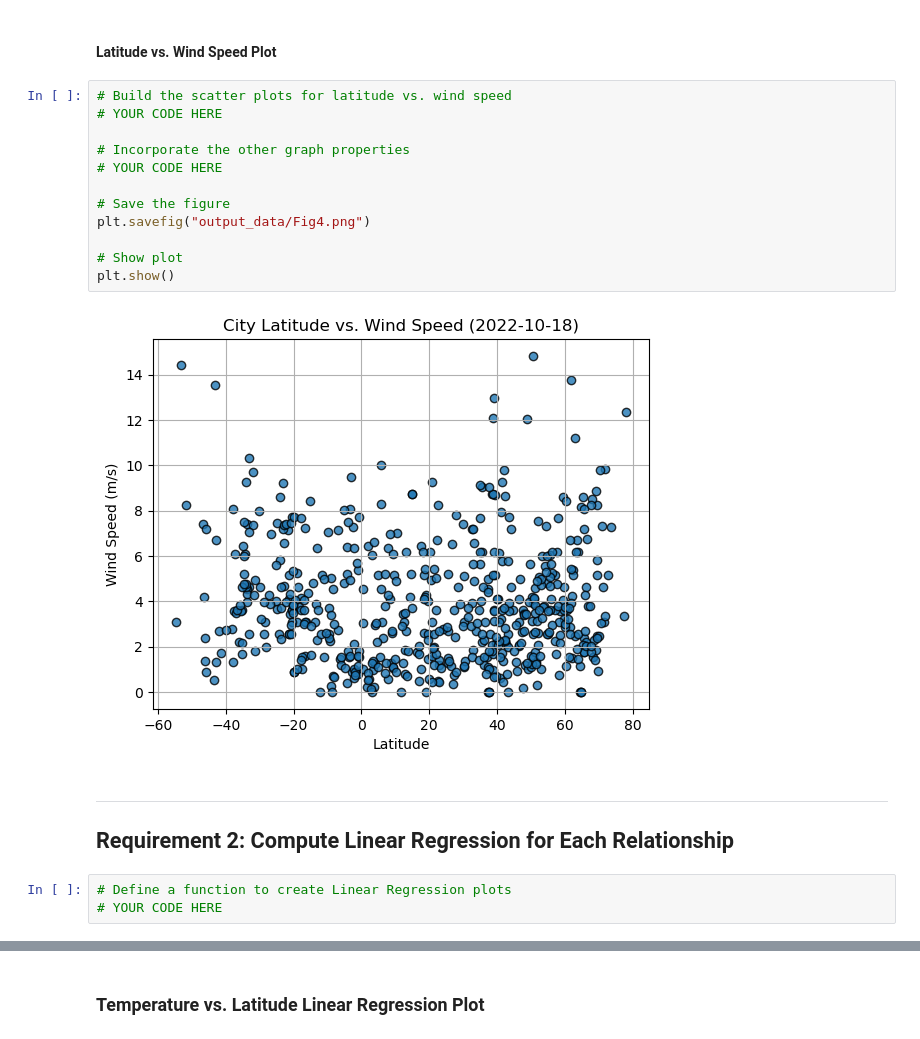
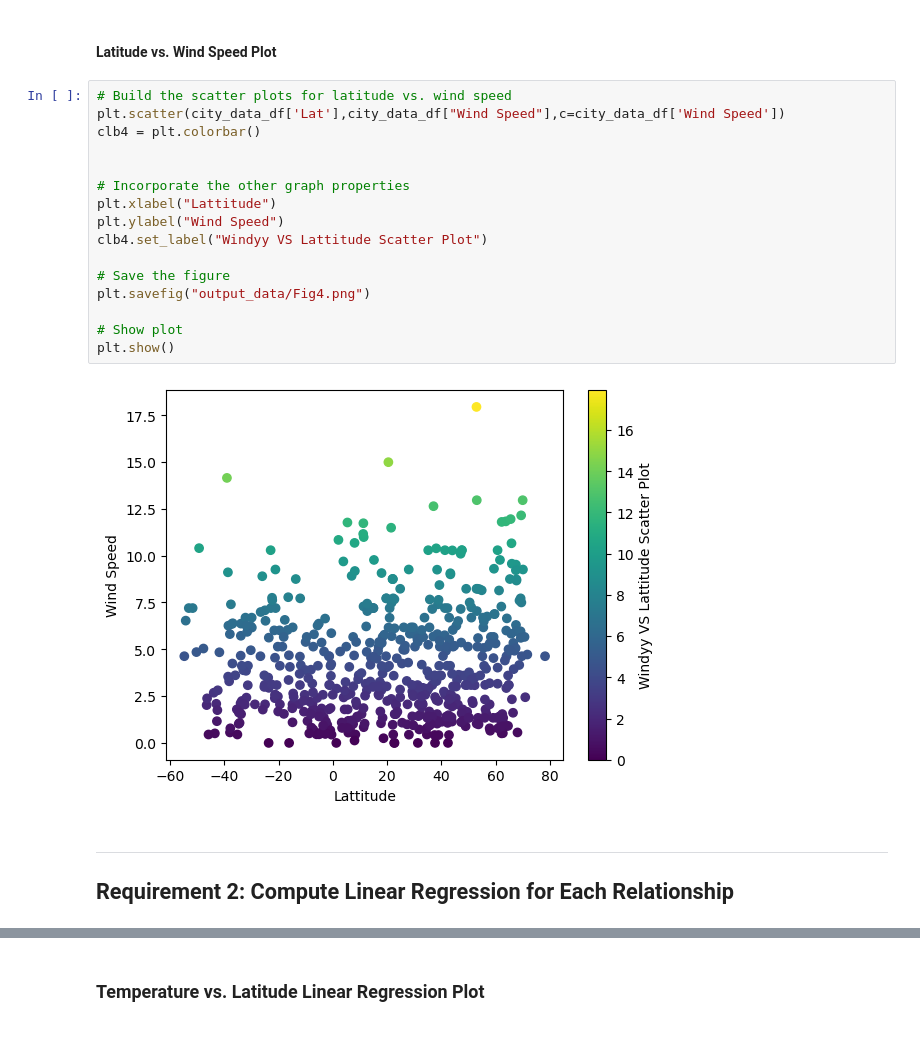
Before and after one commit to bseri0/python-api-challenge, a Jupyter notebook: WeatherPy/WeatherPy.ipynb, the cells around one changed output, grey strips where cells are left out. Saved outputs shown, nothing was run; the diff lists cells and outputs as text.

```diff
--- a/WeatherPy/WeatherPy.ipynb
+++ b/WeatherPy/WeatherPy.ipynb
@@ -239,22 +271,23 @@ plt.show()
 #### Latitude vs. Wind Speed Plot
 # %%
 # Build the scatter plots for latitude vs. wind speed
-# YOUR CODE HERE
+plt.scatter(city_data_df['Lat'],city_data_df["Wind Speed"],c=city_data_df['Wind Speed'])
+clb4 = plt.colorbar()
+
 
 # Incorporate the other graph properties
-# YOUR CODE HERE
+plt.xlabel("Lattitude")
+plt.ylabel("Wind Speed")
+clb4.set_label("Windyy VS Lattitude Scatter Plot")
 
 # Save the figure
 plt.savefig("output_data/Fig4.png")
 
 # Show plot
 plt.show()
 # %% [output]
-[figure, old version]
+[figure, new version]
 # %% [markdown]
 ---
 
 ## Requirement 2: Compute Linear Regression for Each Relationship
-# %%
-# Define a function to create Linear Regression plots
-# YOUR CODE HERE
```
Also changed, not shown: parts of 29 cells of this notebook, 5 other files.
